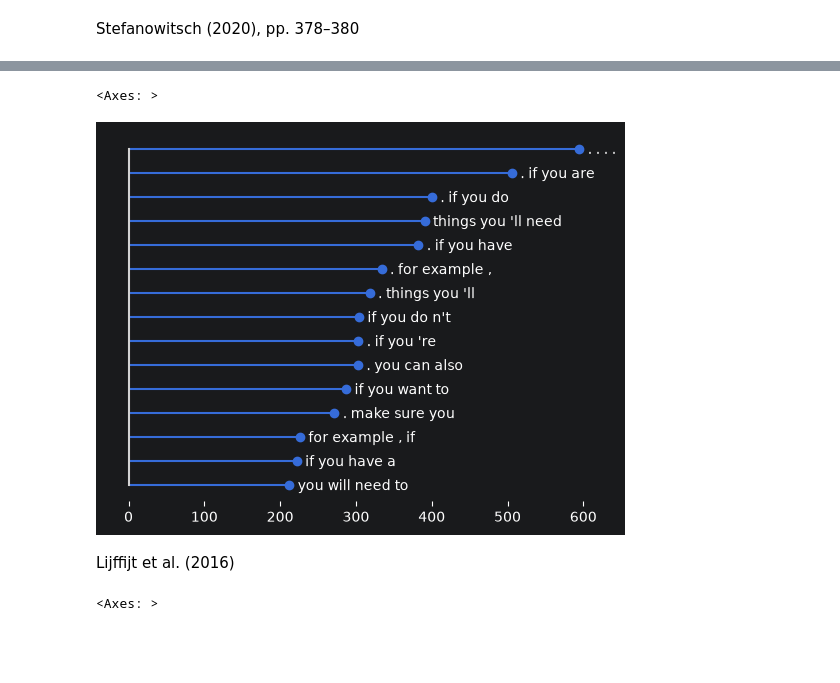
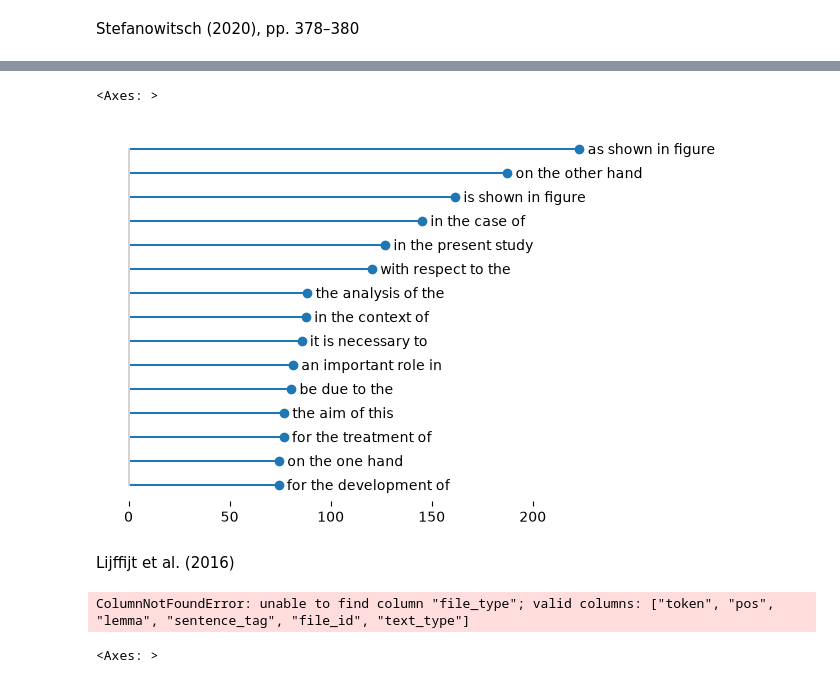
Before and after one commit to rmalouf/polars_corpus, a Jupyter notebook: docs/notebooks/keywords.ipynb, the cells around one changed output, grey strips where cells are left out. Drawn from its saved outputs; the diff is of its cells as text; code cells hidden in the pictures; blank space fills up the shorter version.

```diff
--- a/docs/notebooks/keywords.ipynb
+++ b/docs/notebooks/keywords.ipynb
@@ -21,7 +21,7 @@ polars.config.Config
 #     .with_columns(pl.col("token").str.to_lowercase().alias("norm"))
 #)
 
-amalgum = pl.read_parquet('../../examples/amalgum.parquet')
+amalgum = pl.read_parquet('amalgum.parquet')
 # %% [markdown]
 Stefanowitsch (2020), pp. 378–380
 # %%
@@ -68,16 +62,17 @@ plc.keyword_plot(academic_keywords, 'token', 'LogLik', top_k=20, descending=True
 # %%
 academic_keygrams = plc.keywords(
-    target=amalgum.filter(pl.col('file_type') == 'whow'),
-    reference=amalgum.filter(pl.col('file_type') != 'whow'),
+    target=amalgum.filter(pl.col('text_type') == 'academic'),
+    reference=amalgum.filter(pl.col('text_type') != 'academic'),
     method='ll',
     min_target_tf=10,
     expr=plc.ngrams(4, 'token', as_str=True).str.to_lowercase()
-).select('token', 'target_df', 'LogLik')
+).select('token', 'target_df', 'LogLik').filter(plc.is_letters('token', allow_spaces=True))
 
 plc.keyword_plot(academic_keygrams, 'token', 'LogLik', top_k=15, descending=True)
+#academic_keygrams
 # %% [output]
 <Axes: >
-[figure, old version]
+[figure, new version]
 # %% [markdown]
 Lijffijt et al. (2016)
 # %%
@@ -87,6 +82,8 @@ academic_keywords = plc.keywords(
     method='ttest',
     expr=pl.col('token').str.to_lowercase()
 )
+# %% [output]
+ColumnNotFoundError: unable to find column "file_type"; valid columns: ["token", "pos", "lemma", "sentence_tag", "file_id", "text_type"]
 # %%
 plc.keyword_plot(academic_keywords, 'token', 'stat', top_k=25, descending=True)
 # %% [output]
```
Also changed, not shown: parts of 3 cells of this notebook, 3 other files.
